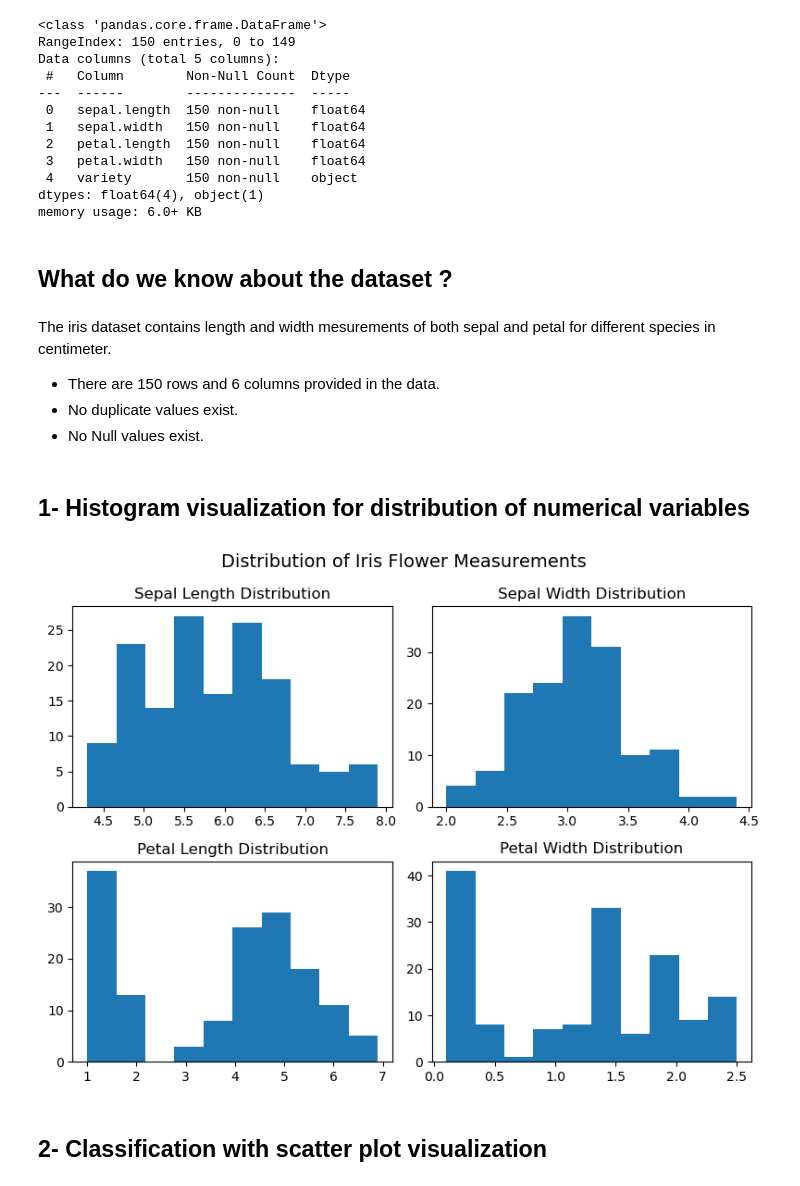
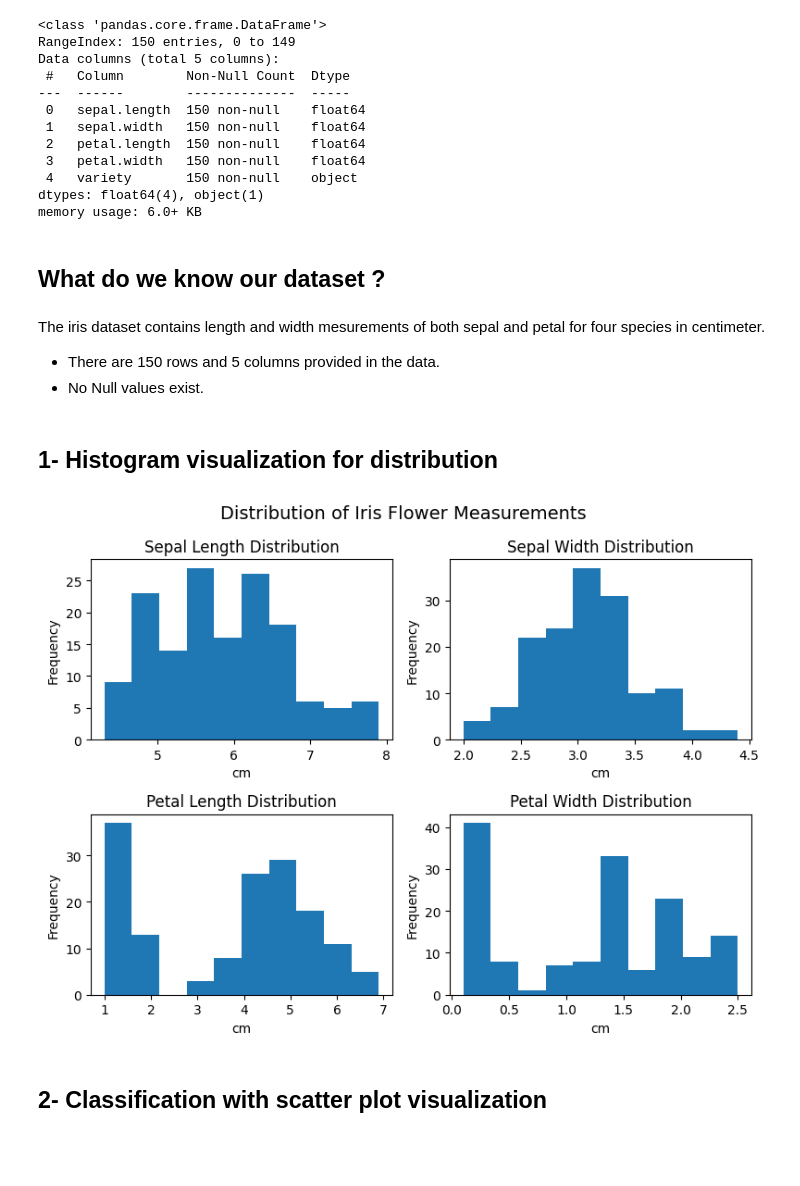
Before and after one commit to onelhounnouvi/Iris-flower-classification, a Jupyter notebook: iris_project.ipynb, the cells around one changed output. Cells and saved outputs as stored; diff of their text form; code cells hidden in the pictures; blank space fills up the shorter version.

```diff
--- a/iris_project.ipynb
+++ b/iris_project.ipynb
@@ -38,41 +38,48 @@ Data columns (total 5 columns):
 dtypes: float64(4), object(1)
 memory usage: 6.0+ KB
 # %% [markdown]
-## What do we know about the dataset ?
+## What do we know our dataset ?
 # %% [markdown]
-The iris dataset contains length and width mesurements of both sepal and petal for different species in centimeter.
-* There are 150 rows and 6 columns provided in the data.
-* No duplicate values exist.
+The iris dataset contains length and width mesurements of both sepal and petal for four species in centimeter.
+* There are 150 rows and 5 columns provided in the data.
 * No Null values exist.
 # %% [markdown]
-## 1- Histogram visualization for distribution of numerical variables
+## 1- Histogram visualization for distribution
 # %%
 # Create a figure with subplots
 plt.figure(figsize=(8, 6))
 plt.suptitle('Distribution of Iris Flower Measurements', fontsize=14)
 
 # Create a 2x2 grid of subplots
 plt.subplot(2, 2, 1)
 plt.hist(iris['sepal.length'])
 plt.title('Sepal Length Distribution')
+plt.xlabel('cm')
+plt.ylabel('Frequency')
 
 plt.subplot(2, 2, 2)
 plt.hist(iris['sepal.width'])
 plt.title('Sepal Width Distribution')
+plt.xlabel('cm')
+plt.ylabel('Frequency')
 
 plt.subplot(2, 2, 3)
 plt.hist(iris['petal.length'])
 plt.title('Petal Length Distribution')
+plt.xlabel('cm')
+plt.ylabel('Frequency')
 
 plt.subplot(2, 2, 4)
 plt.hist(iris['petal.width'])
 plt.title('Petal Width Distribution')
+plt.xlabel('cm')
+plt.ylabel('Frequency')
 
 # Display the subplots
 plt.tight_layout()
 plt.show()
 # %% [output]
-[figure, old version]
+[figure, new version]
 # %% [markdown]
 ## 2- Classification with scatter plot visualization
 # %%
```
Also changed, not shown: parts of 16 cells of this notebook.
